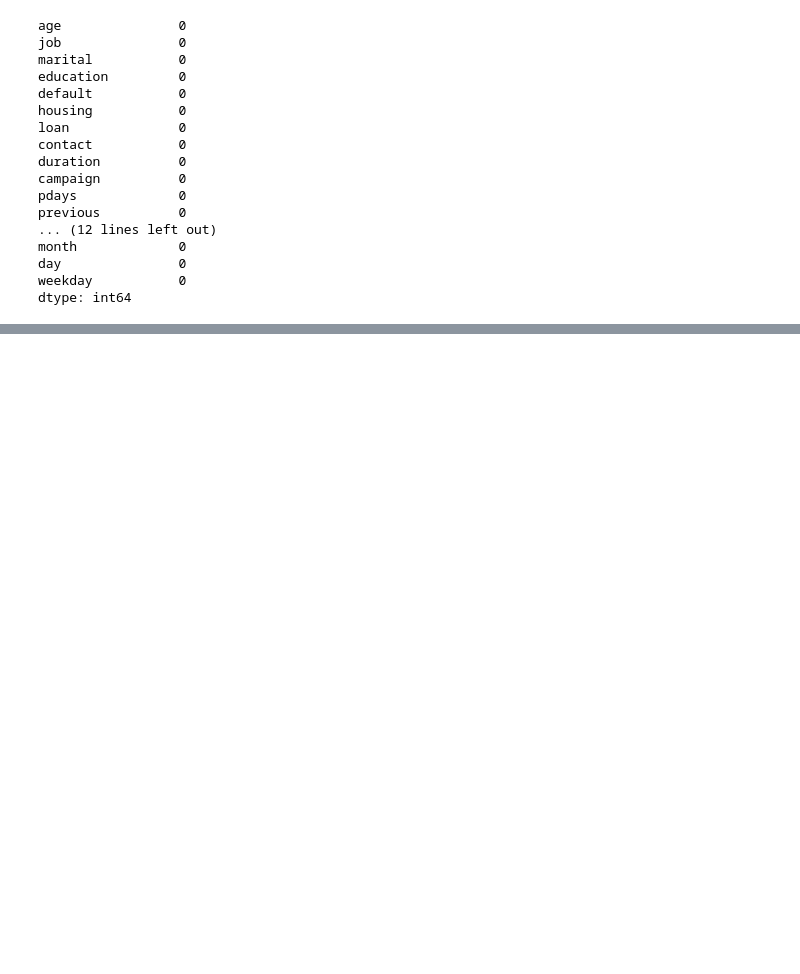
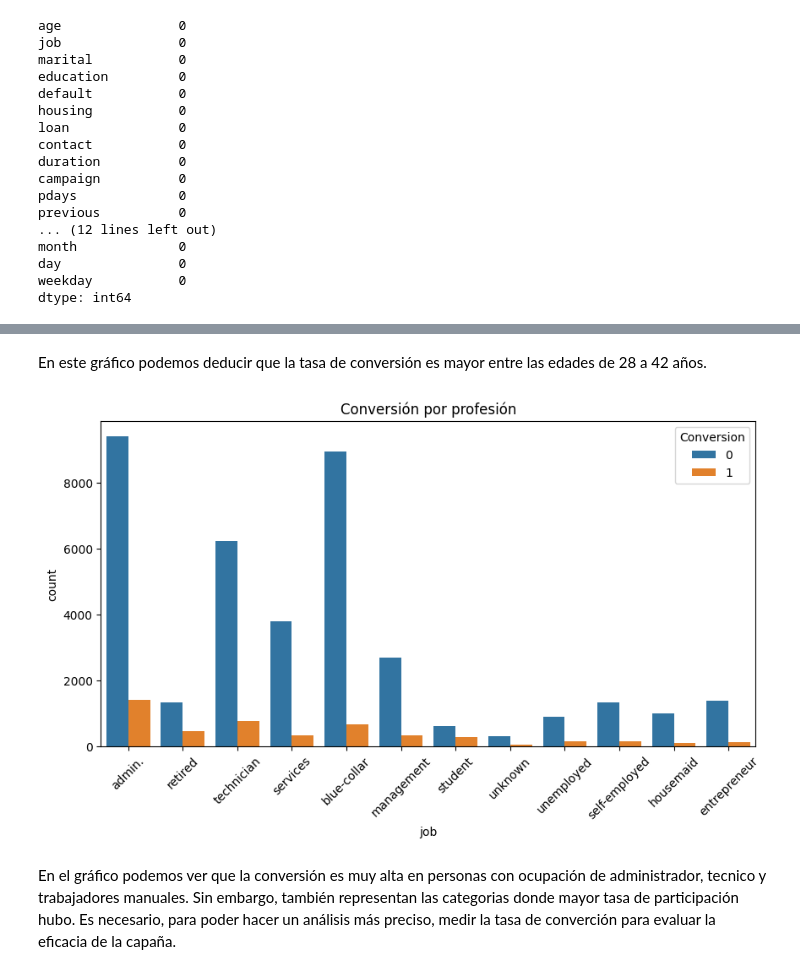
Before and after one commit to SofiaConsoli/proyecto_EDA_python, a Jupyter notebook: notebooks/analisis_eda.ipynb, the cells around one changed output, grey strips where cells are left out. Drawn from its saved outputs; the diff is of its cells as text; code cells hidden in the pictures; blank space fills up the shorter version.

```diff
--- a/notebooks/analisis_eda.ipynb
+++ b/notebooks/analisis_eda.ipynb
@@ -340,0 +435,14 @@ dtype: int64
+# %% [markdown]
+En este gráfico podemos deducir que la tasa de conversión es mayor entre las edades de 28 a 42 años.
+# %%
+#En este gráfico comparamos la conversión por profesión, para ver si hay alguna profesión que tenga una mayor tasa de conversión que otras.
+
+plt.figure(figsize=(10,5))
+sns.countplot(data=df_limpio, x='job', hue='Conversion')
+plt.xticks(rotation=45)
+plt.title('Conversión por profesión')
+plt.show()
+# %% [output]
+[figure, added]
+# %% [markdown]
+En el gráfico podemos ver que la conversión es muy alta en personas con ocupación de administrador, tecnico y trabajadores manuales. Sin embargo, también representan las categorias donde mayor tasa de participación hubo. Es necesario, para poder hacer un análisis más preciso, medir la tasa de converción para evaluar la eficacia de la capaña.
```
Also changed, not shown: parts of 31 cells of this notebook.
